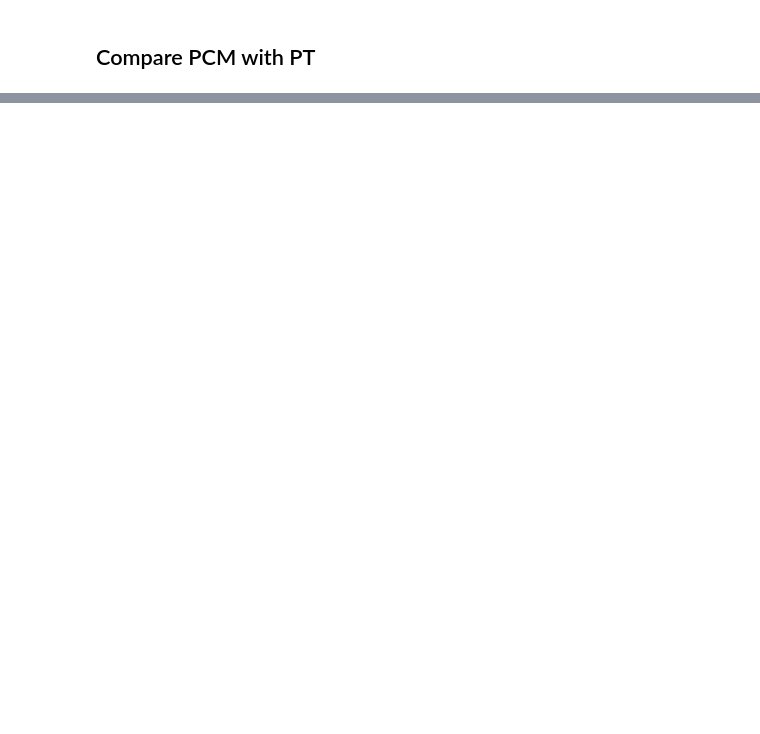
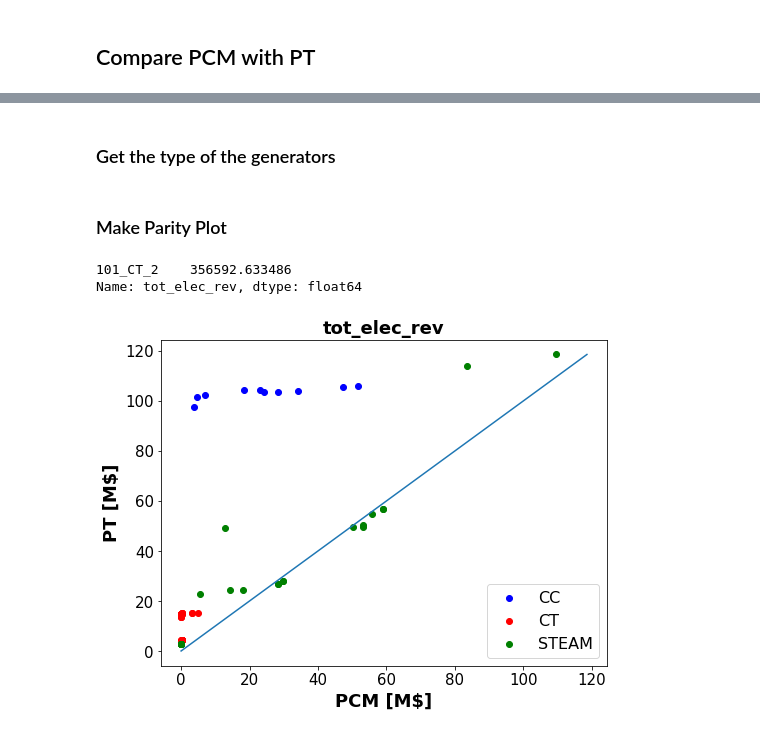
Before and after one commit to Xinhe-Chen/RTS-GMLC-PT, a Jupyter notebook: Notebook/PT_Fossil_Results_Analysis.ipynb, the cells around one changed output, grey strips where cells are left out. Drawn from its saved outputs; the diff is of its cells as text; code cells hidden in the pictures; blank space fills up the shorter version.

```diff
--- a/Notebook/PT_Fossil_Results_Analysis.ipynb
+++ b/Notebook/PT_Fossil_Results_Analysis.ipynb
@@ -148,0 +252,72 @@ for name in gen_names:
+# %% [markdown]
+### Get the type of the generators
+# %%
+# get the type of generators (CC, CT, STEAM)
+CT_gen = []
+CC_gen = []
+STEAM_gen = []
+
+for name in gen_names:
+    gen_form = re.split(r"\_", name)[1]
+#     print(gen_form)
+    if gen_form == "CT":
+        CT_gen.append(name)
+    elif gen_form == "CC":
+        CC_gen.append(name)
+    elif gen_form == "STEAM":
+        STEAM_gen.append(name)
+    else:
+        raise ValueError(f"Invalid generator form, {gen_form}.")
+
+gen_forms = {"CC": CC_gen, "CT": CT_gen, "STEAM": STEAM_gen}
+# %% [markdown]
+### Make Parity Plot
+# %%
+# df_all_gen_summarize_PCM[df_all_gen_summarize_PCM.index==gen_forms["CC"]]
+df_all_gen_summarize_PCM[df_all_gen_summarize_PCM.index=='101_CT_2']["tot_elec_rev"]
+# %% [output]
+101_CT_2    356592.633486
+Name: tot_elec_rev, dtype: float64
+# %%
+font1 = {"weight": "bold", "size": 18}
+
+def make_parity_plot(df_all_gen_summarize_PCM, df_all_gen_summarize_PT, item):
+    if item in ["tot_elec_rev", "tot_op_cost", "tot_profit"]:
+        factor = 1e6
+        unit = "M$"
+    if item == "tot_dispatch":
+        factor = 1e3
+        unit = "GWh"
+    if item == "num_startup":
+        factor =1
+        unit = "#"
+    color = {"CC": "b", "CT": "r", "STEAM": "g"}
+    fig, ax = plt.subplots(figsize=(8, 6))
+    for f in gen_forms:
+        item_pt = []
+        item_pcm = []
+        for name in gen_forms[f]:
+            item_pt.append(df_all_gen_summarize_PT[df_all_gen_summarize_PT.index==name][item]/factor)
+            item_pcm.append(df_all_gen_summarize_PCM[df_all_gen_summarize_PCM.index==name][item]/factor)
+        ax.scatter(item_pcm, item_pt, c=color[f], label=f)
+#         for name in gen_forms[f]:
+            # x: PCM, y: PT
+#             plt.scatter(df_all_gen_summarize_PCM.loc[name][item], df_all_gen_summarize_PT.loc[name][item], c=color[f])
+
+    # plot y = x
+    minimum = min(df_all_gen_summarize_PCM[item].min()/factor, df_all_gen_summarize_PT[item].min()/factor)
+    maximum = max(df_all_gen_summarize_PCM[item].max()/factor, df_all_gen_summarize_PT[item].max()/factor)
+    x = np.linspace(minimum, maximum)
+    ax.plot(x,x)
+    ax.set_xlabel(f"PCM [{unit}]", font=font1)
+    ax.set_ylabel(f"PT [{unit}]", font=font1)
+    ax.set_title(f"{item}", font=font1)
+    plt.xticks(fontsize=15)
+    plt.yticks(fontsize=15)
+    plt.legend(prop={"size": 16})
+
+    return
+
+make_parity_plot(df_all_gen_summarize_PCM, df_all_gen_summarize_PT, item='tot_elec_rev')
+# %% [output]
+[figure, added]
```
Also changed, not shown: parts of 20 cells of this notebook, 4 other files.
